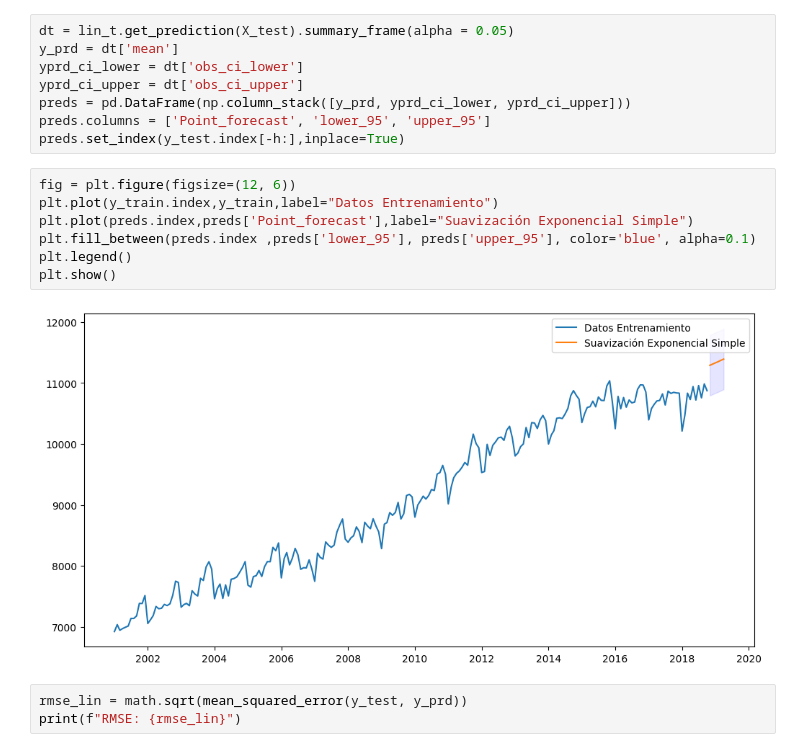
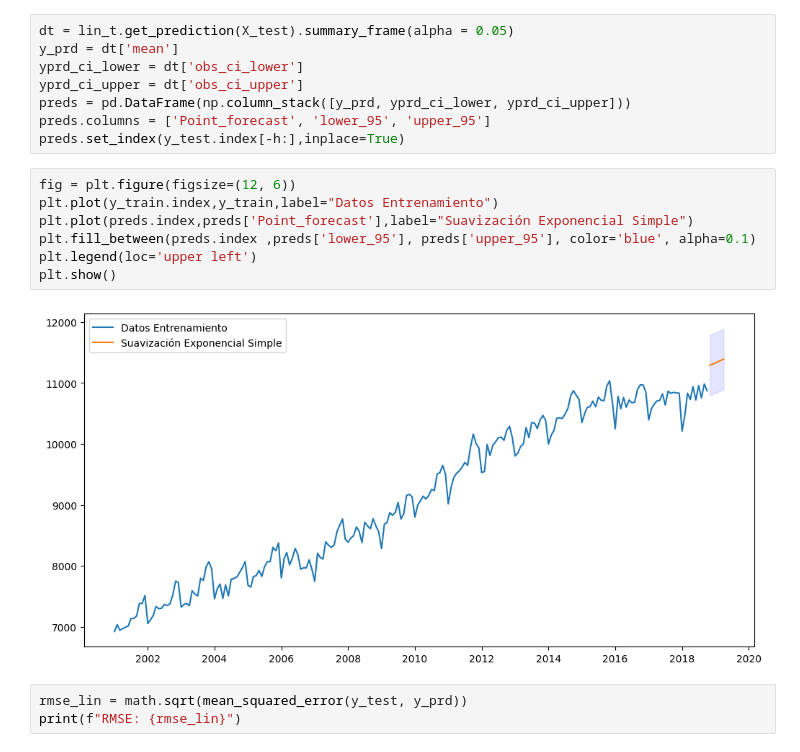
Before and after one commit to cam2149/MachineLearningIII, a Jupyter notebook: Taller_2_Series_de_tiempo.ipynb, the cells around one changed output. Cells and saved outputs as stored; diff of their text form.

```diff
--- a/Taller_2_Series_de_tiempo.ipynb
+++ b/Taller_2_Series_de_tiempo.ipynb
@@ -68,12 +79,12 @@ preds.set_index(y_test.index[-h:],inplace=True)
 # %%
 fig = plt.figure(figsize=(12, 6))
 plt.plot(y_train.index,y_train,label="Datos Entrenamiento")
 plt.plot(preds.index,preds['Point_forecast'],label="Suavización Exponencial Simple")
 plt.fill_between(preds.index ,preds['lower_95'], preds['upper_95'], color='blue', alpha=0.1)
-plt.legend()
+plt.legend(loc='upper left')
 plt.show()
 # %% [output]
-[figure, old version]
+[figure, new version]
 # %%
 rmse_lin = math.sqrt(mean_squared_error(y_test, y_prd))
 print(f"RMSE: {rmse_lin}")
```
Also changed, not shown: parts of 8 cells of this notebook.
